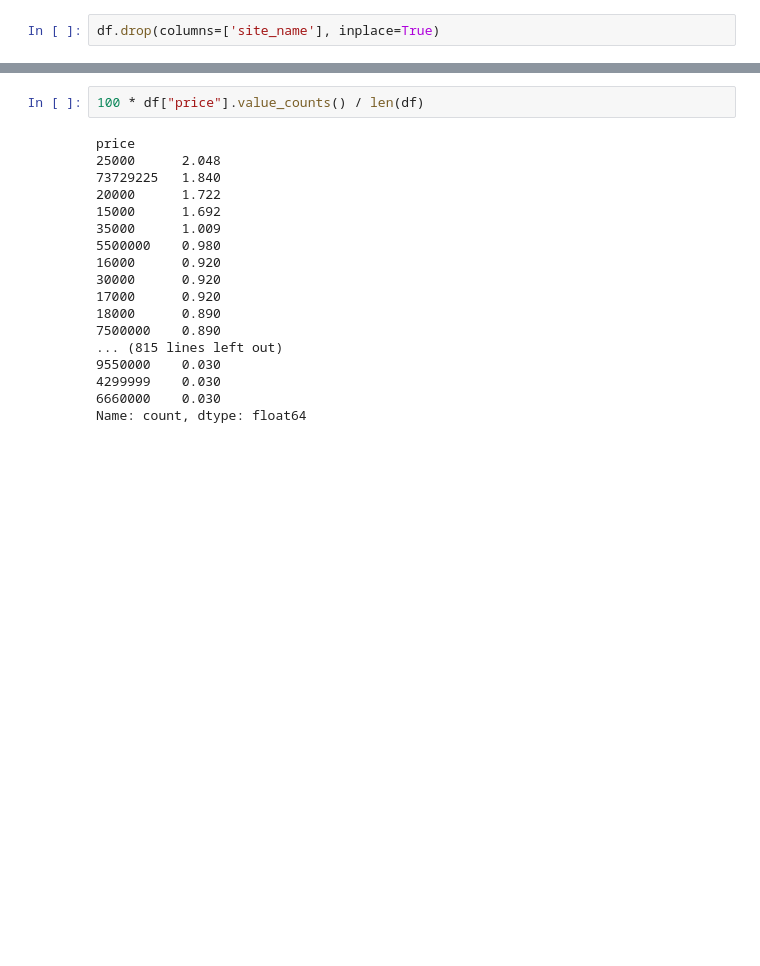
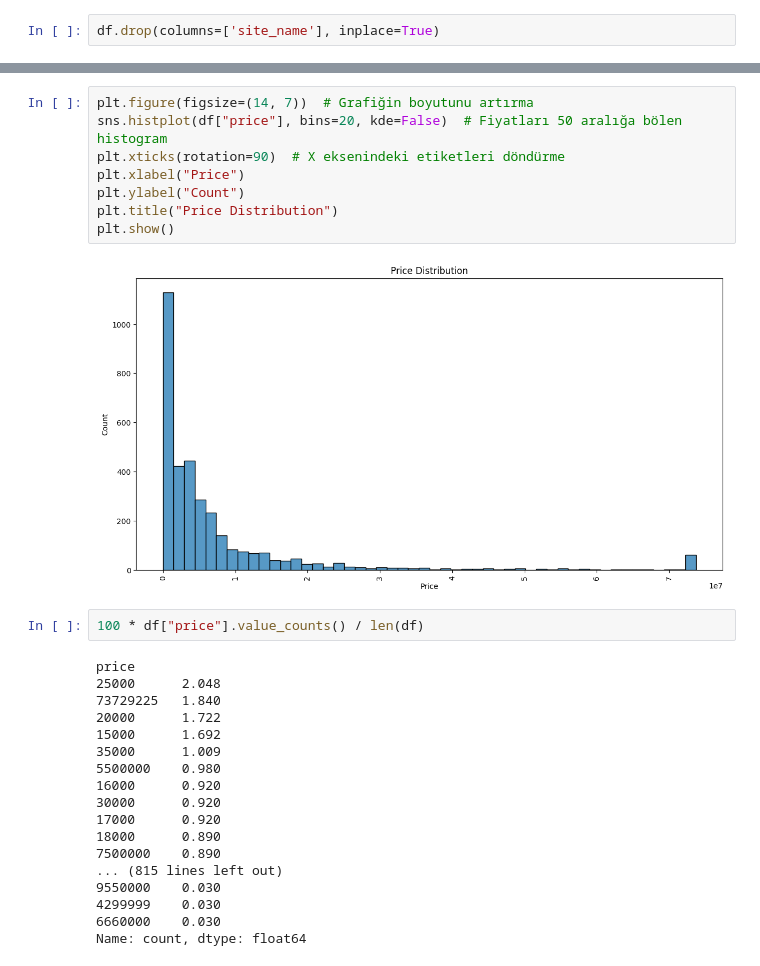
Before and after one commit to berkezkul/HousingPricePrediction--Mining_and_Machine-Learning, a Jupyter notebook: HousingPricePrediction.ipynb, the cells around one changed output, grey strips where cells are left out. Drawn from its saved outputs; the diff is of its cells as text; blank space fills up the shorter version.

```diff
--- a/HousingPricePrediction.ipynb
+++ b/HousingPricePrediction.ipynb
@@ -704,3 +708,13 @@ plt.show()
+# %%
+plt.figure(figsize=(14, 7))  # Grafiğin boyutunu artırma
+sns.histplot(df["price"], bins=20, kde=False)  # Fiyatları 50 aralığa bölen histogram
+plt.xticks(rotation=90)  # X eksenindeki etiketleri döndürme
+plt.xlabel("Price")
+plt.ylabel("Count")
+plt.title("Price Distribution")
+plt.show()
+# %% [output]
+[figure, added]
 # %%
 100 * df["price"].value_counts() / len(df)
 # %% [output]
```
Also changed, not shown: parts of 8 cells of this notebook.
